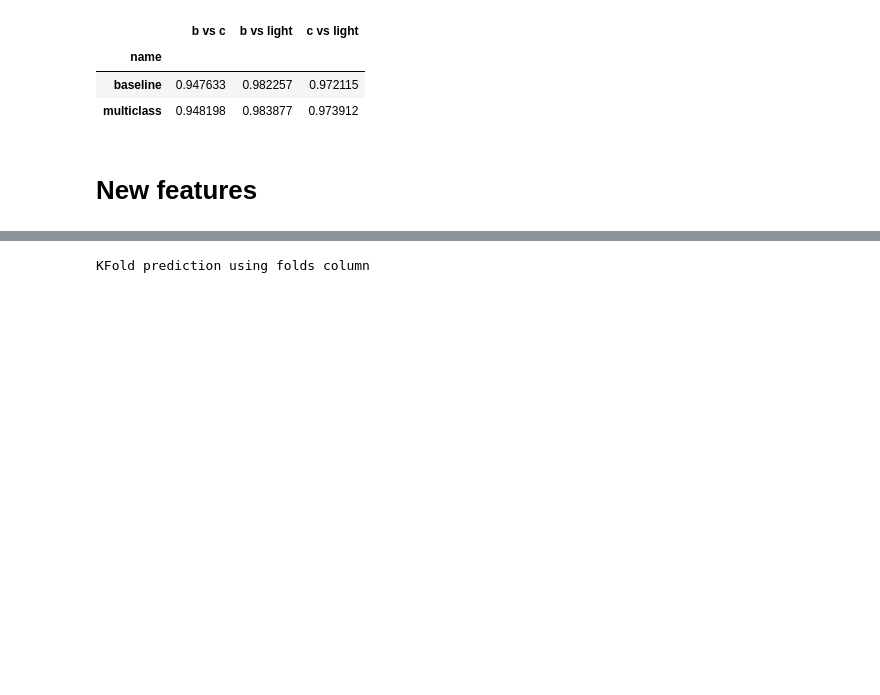
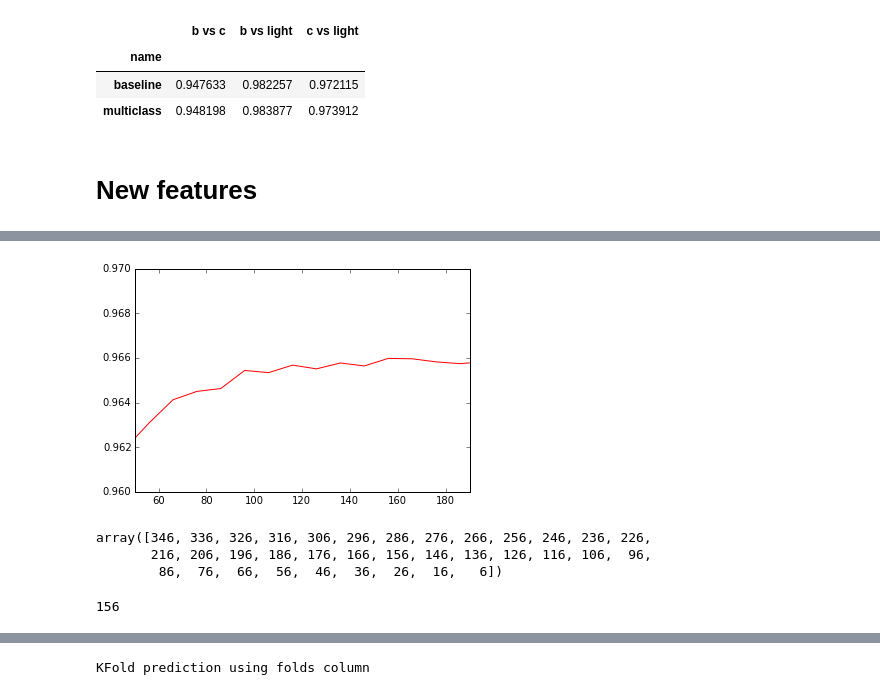
Before and after one commit to tlikhomanenko/jet_tagging_LHCb, a Jupyter notebook: jet-tagging.ipynb, the cells around one changed output, grey strips where cells are left out. Cells and saved outputs as stored; diff of their text form; code cells hidden in the pictures; blank space fills up the shorter version.

```diff
--- a/jet-tagging.ipynb
+++ b/jet-tagging.ipynb
@@ -251,3 +253,7 @@ multi_probs_c = multi_probs[len(data_b) : len(data_b) + len(data_c), :]
 multi_probs_light = multi_probs[len(data_b) + len(data_c):, :]
 # %% [markdown]
 # New features
+# %%
+forest = ExtraTreesClassifier(n_estimators=100, random_state=0, n_jobs=2)
+feature_list, score_list = \
+MyRFECV(estimator=forest, step=10, cv=2, features=numpy.array(sv_features+new_features)).fit(data_multi_lds)
@@ -254,2 +278,22 @@ multi_probs_light = multi_probs[len(data_b) + len(data_c):, :]
+# %%
+length = numpy.array([len(fs) for fs in feature_list])
+plt.plot(length, score_list)
+plt.xlim(50, 190)
+plt.ylim(0.96, 0.97)
+plt.show()
+# %% [output]
+[figure, added]
+# %%
+length
+# %% [output]
+array([346, 336, 326, 316, 306, 296, 286, 276, 266, 256, 246, 236, 226,
+       216, 206, 196, 186, 176, 166, 156, 146, 136, 126, 116, 106,  96,
+        86,  76,  66,  56,  46,  36,  26,  16,   6])
+# %%
+sel_features = feature_list[score_list == score_list.max()][0]
+#sel_features = feature_list[length==66][0]
+len(sel_features)
+# %% [output]
+156
 # %%
 from rep.estimators import XGBoostClassifier
```
Also changed, not shown: parts of 31 cells of this notebook.
